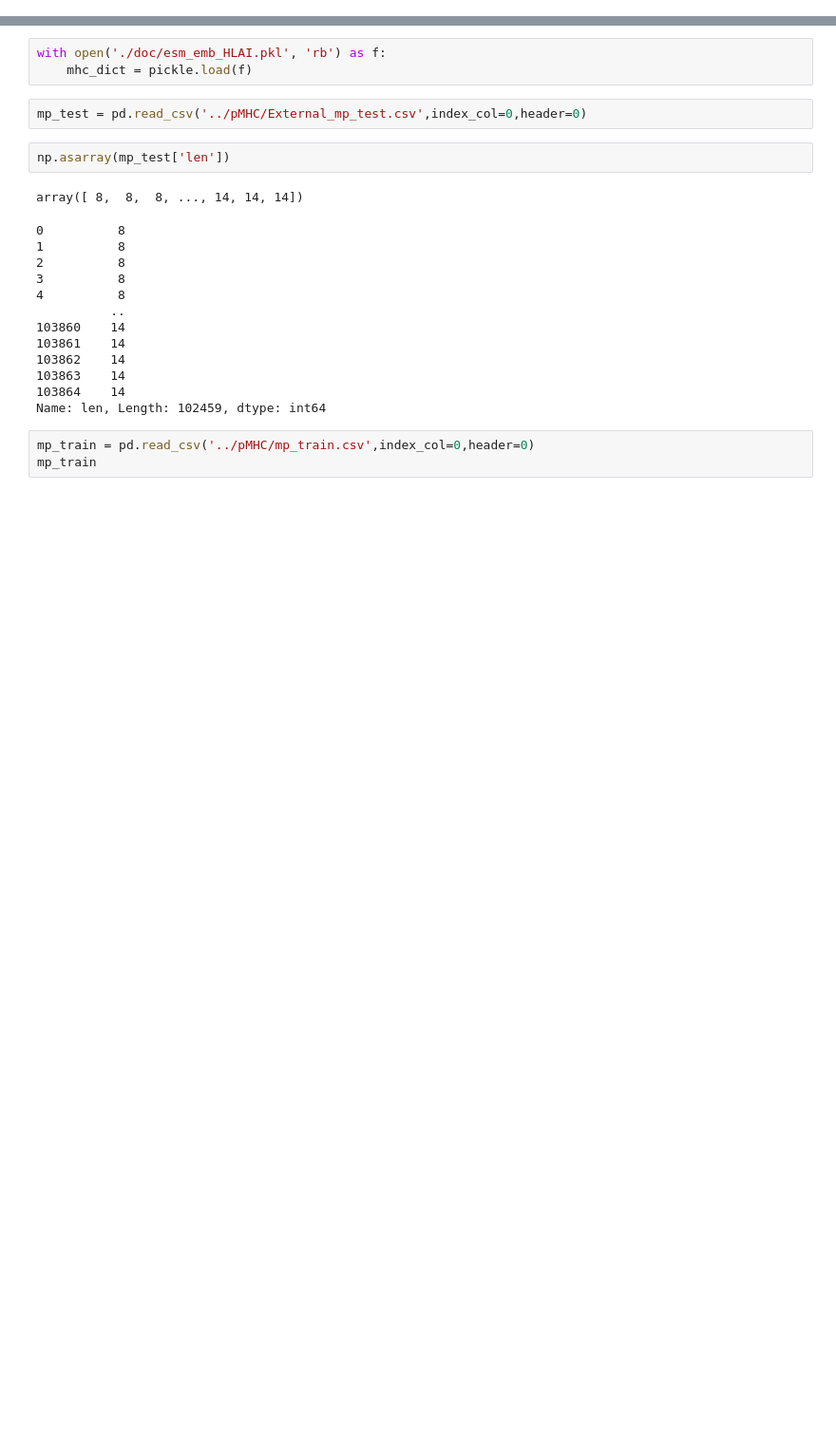
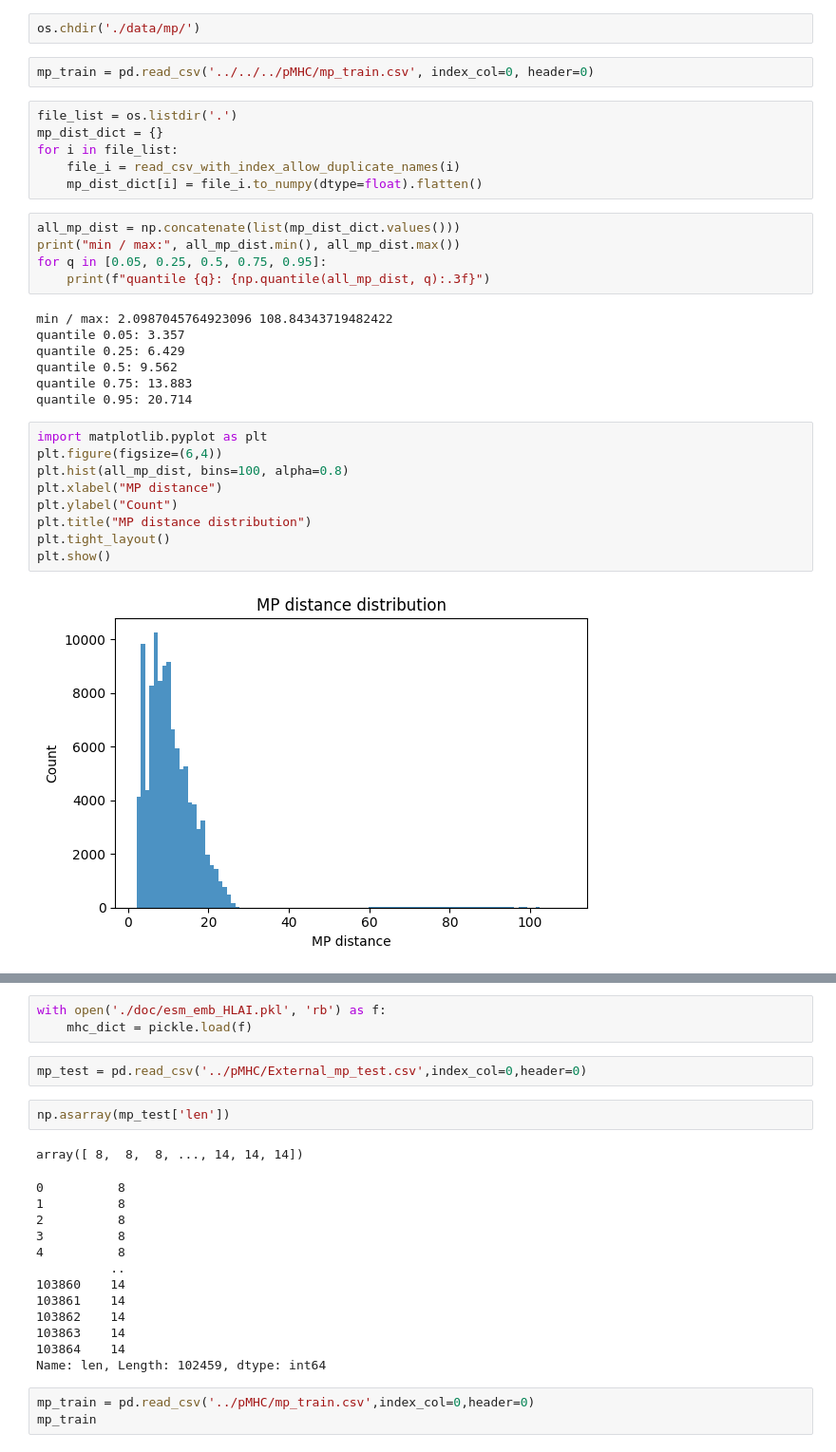
Before and after one commit to gu0y1/PepBridge, a Jupyter notebook: test.ipynb, the cells around one changed output, grey strips where cells are left out. Shown at 95% size. Drawn from its saved outputs; the diff is of its cells as text; blank space fills up the shorter version.

```diff
--- a/test.ipynb
+++ b/test.ipynb
@@ -16,0 +271,33 @@ import pickle
+# %%
+os.chdir('./data/mp/')
+# %%
+mp_train = pd.read_csv('../../../pMHC/mp_train.csv', index_col=0, header=0)
+# %%
+file_list = os.listdir('.')
+mp_dist_dict = {}
+for i in file_list:
+    file_i = read_csv_with_index_allow_duplicate_names(i)
+    mp_dist_dict[i] = file_i.to_numpy(dtype=float).flatten()
+# %%
+all_mp_dist = np.concatenate(list(mp_dist_dict.values()))
+print("min / max:", all_mp_dist.min(), all_mp_dist.max())
+for q in [0.05, 0.25, 0.5, 0.75, 0.95]:
+    print(f"quantile {q}: {np.quantile(all_mp_dist, q):.3f}")
+# %% [output]
+min / max: 2.0987045764923096 108.84343719482422
+quantile 0.05: 3.357
+quantile 0.25: 6.429
+quantile 0.5: 9.562
+quantile 0.75: 13.883
+quantile 0.95: 20.714
+# %%
+import matplotlib.pyplot as plt
+plt.figure(figsize=(6,4))
+plt.hist(all_mp_dist, bins=100, alpha=0.8)
+plt.xlabel("MP distance")
+plt.ylabel("Count")
+plt.title("MP distance distribution")
+plt.tight_layout()
+plt.show()
+# %% [output]
+[figure, added]
```
Also changed, not shown: parts of 20 cells of this notebook, 18 other files.
